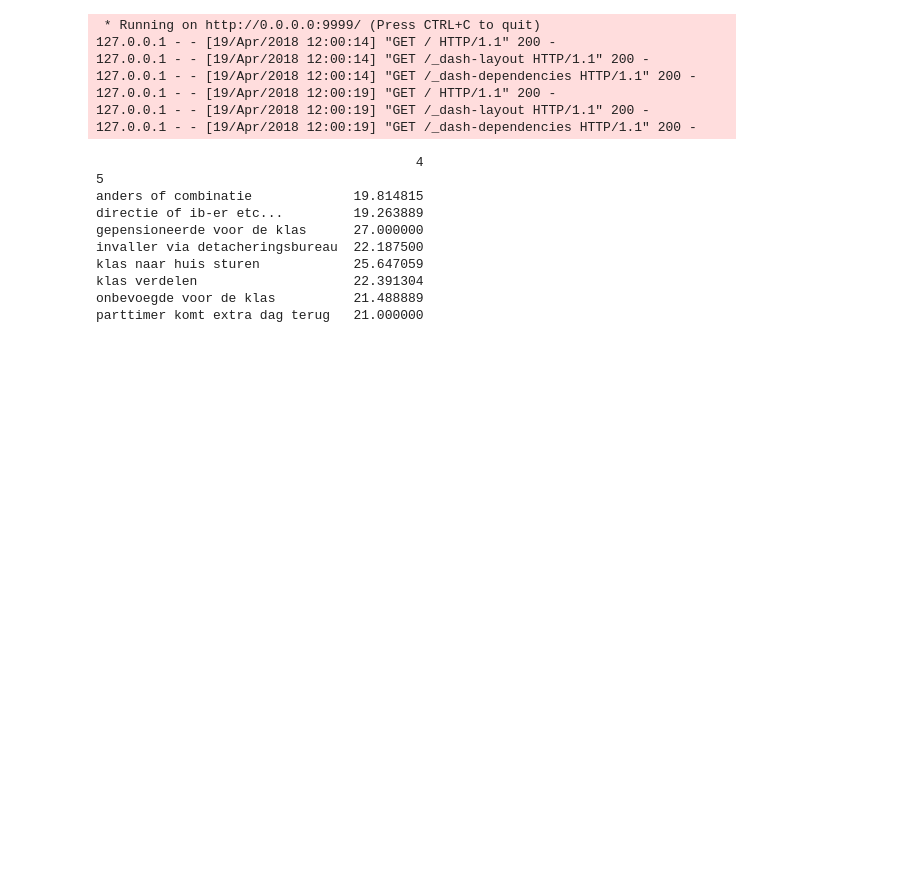
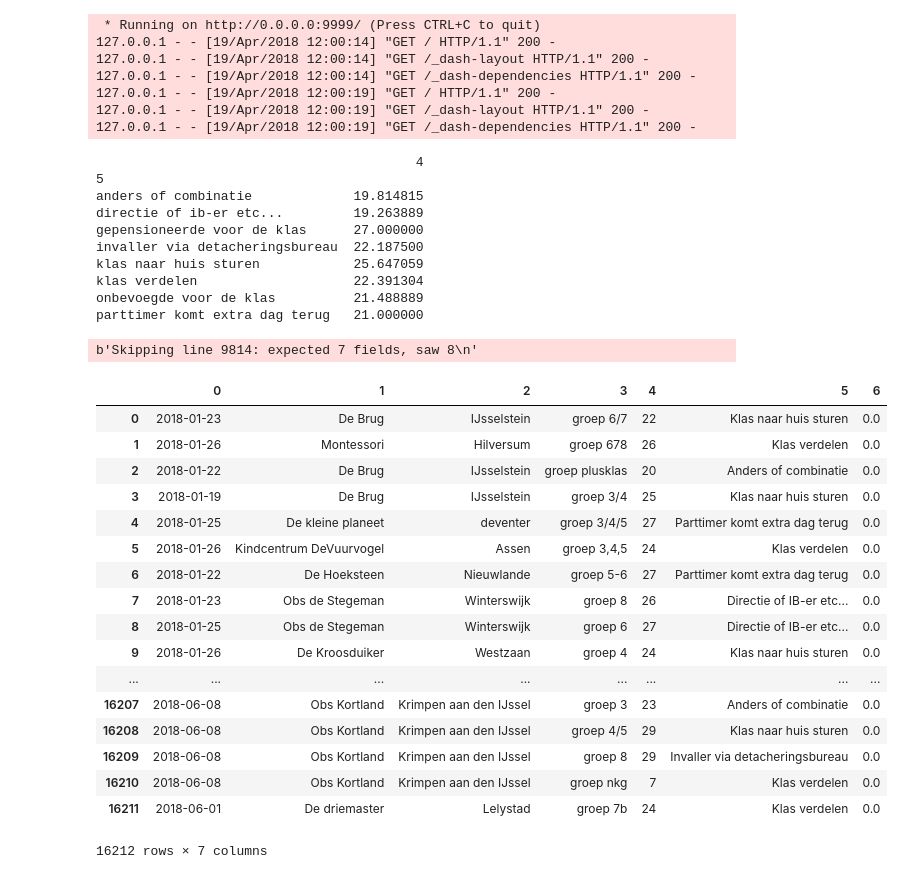
Before and after one commit to rgingnagel/school, a Jupyter notebook: OefenOpdrachtClean.ipynb, the cells around one changed output. Cells and saved outputs as stored; diff of their text form; code cells hidden in the pictures; blank space fills up the shorter version.

```diff
--- a/OefenOpdrachtClean.ipynb
+++ b/OefenOpdrachtClean.ipynb
@@ -545,3 +545,28 @@ klas naar huis sturen            25.647059
 klas verdelen                    22.391304
 onbevoegde voor de klas          21.488889
 parttimer komt extra dag terug   21.000000
+# %%
+joep =pd.read_csv('export.csv', sep=';',
+               error_bad_lines=False,header=None)
+joep.head()
+joep.fillna(0)
+# %% [output]
+b'Skipping line 9814: expected 7 fields, saw 8\n'
+|  | 0 | 1 | 2 | 3 | 4 | 5 | 6 |
+| 0 | 2018-01-23 | De Brug | IJsselstein | groep 6/7 | 22 | Klas naar huis sturen | 0.0 |
+| 1 | 2018-01-26 | Montessori | Hilversum | groep 678 | 26 | Klas verdelen | 0.0 |
+| 2 | 2018-01-22 | De Brug | IJsselstein | groep plusklas | 20 | Anders of combinatie | 0.0 |
+| 3 | 2018-01-19 | De Brug | IJsselstein | groep 3/4 | 25 | Klas naar huis sturen | 0.0 |
+| 4 | 2018-01-25 | De kleine planeet | deventer | groep 3/4/5 | 27 | Parttimer komt extra dag terug | 0.0 |
+| 5 | 2018-01-26 | Kindcentrum DeVuurvogel | Assen | groep 3,4,5 | 24 | Klas verdelen | 0.0 |
+| 6 | 2018-01-22 | De Hoeksteen | Nieuwlande | groep 5-6 | 27 | Parttimer komt extra dag terug | 0.0 |
+| 7 | 2018-01-23 | Obs de Stegeman | Winterswijk | groep 8 | 26 | Directie of IB-er etc... | 0.0 |
+| 8 | 2018-01-25 | Obs de Stegeman | Winterswijk | groep 6 | 27 | Directie of IB-er etc... | 0.0 |
+| 9 | 2018-01-26 | De Kroosduiker | Westzaan | groep 4 | 24 | Klas naar huis sturen | 0.0 |
+| ... | ... | ... | ... | ... | ... | ... | ... |
+| 16207 | 2018-06-08 | Obs Kortland | Krimpen aan den IJssel | groep 3 | 23 | Anders of combinatie | 0.0 |
+| 16208 | 2018-06-08 | Obs Kortland | Krimpen aan den IJssel | groep 4/5 | 29 | Klas naar huis sturen | 0.0 |
+| 16209 | 2018-06-08 | Obs Kortland | Krimpen aan den IJssel | groep 8 | 29 | Invaller via detacheringsbureau | 0.0 |
+| 16210 | 2018-06-08 | Obs Kortland | Krimpen aan den IJssel | groep nkg | 7 | Klas verdelen | 0.0 |
+| 16211 | 2018-06-01 | De driemaster | Lelystad | groep 7b | 24 | Klas verdelen | 0.0 |
+16212 rows × 7 columns
```
Also changed, not shown: parts of 24 cells of this notebook, 4 other files.
